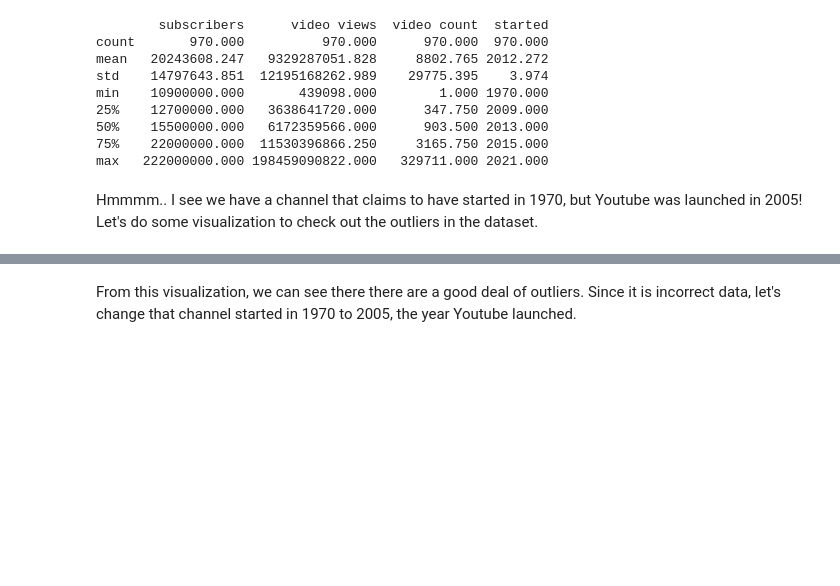
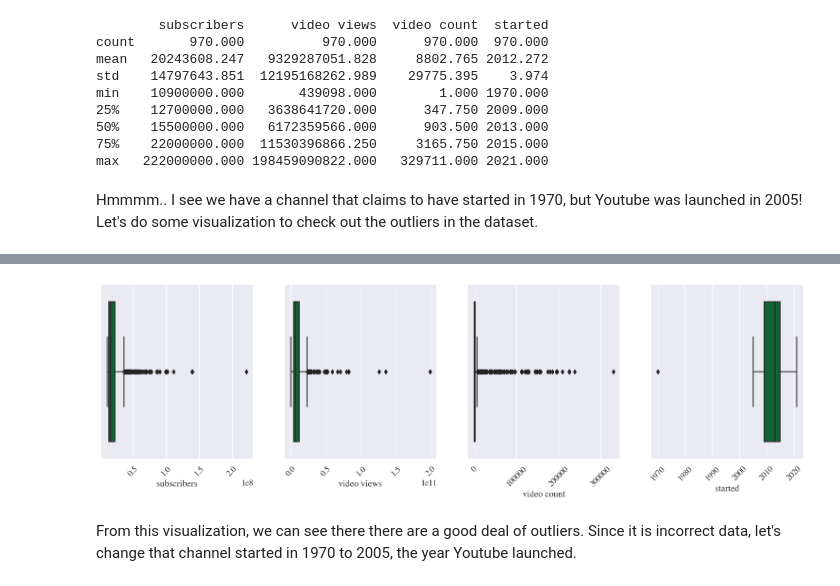
Before and after one commit to hnperry/yteda, a Jupyter notebook: yt.ipynb, the cells around one changed output, grey strips where cells are left out. Saved outputs shown, nothing was run; the diff lists cells and outputs as text; code cells hidden in the pictures; blank space fills up the shorter version.

```diff
--- a/yt.ipynb
+++ b/yt.ipynb
@@ -147,9 +147,17 @@ Hmmmm.. I see we have a channel that claims to have started in 1970, but Youtube
 # %%
 import matplotlib.pyplot as plt
 import seaborn as sns
-plt.rcParams.update(plt.rcParamsDefault)
 sns.set_theme(rc={"figure.dpi": 96})
 sns.set(font_scale=1.2)
+plt.rcParams.update(
+    {
+        'text.usetex': False,
+        'font.family': 'stixgeneral',
+        'mathtext.fontset': 'stix',
+    }
+)
+import warnings
+warnings.filterwarnings("ignore")
 
 sns.set_palette('BuGn_r')
 
@@ -170,3 +177,4 @@ plt.show()
+[figure, added]
 # %% [markdown]
 From this visualization, we can see there there are a good deal of outliers.
 Since it is incorrect data, let's change that channel started in 1970 to 2005, the year Youtube launched.
```
Also changed, not shown: parts of 11 cells of this notebook.
